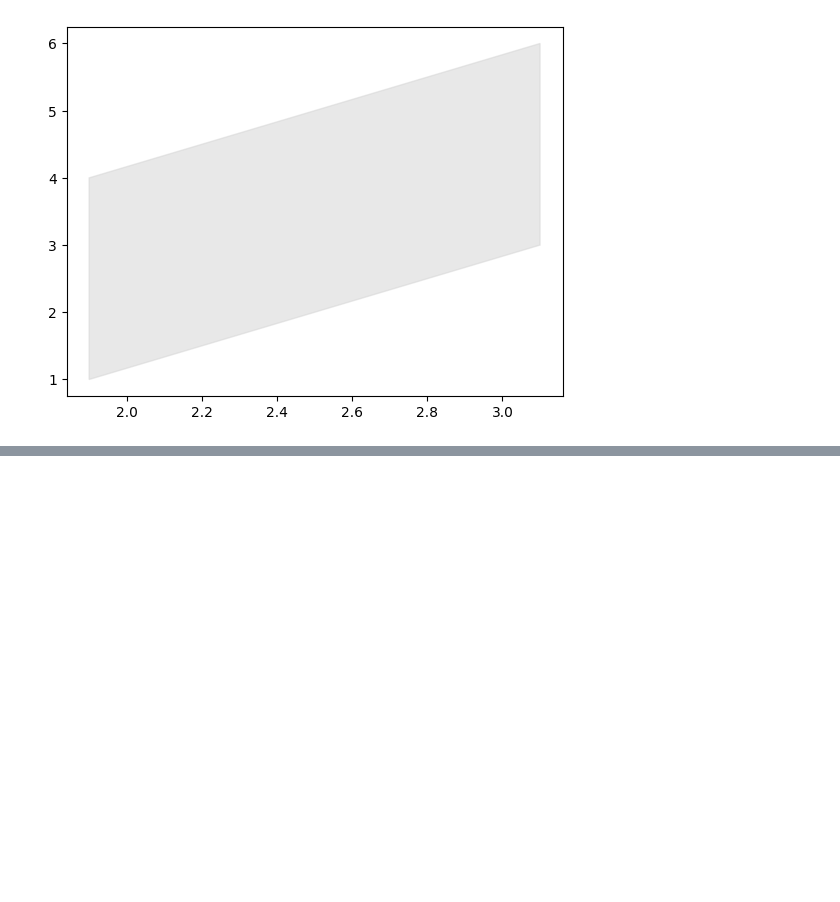
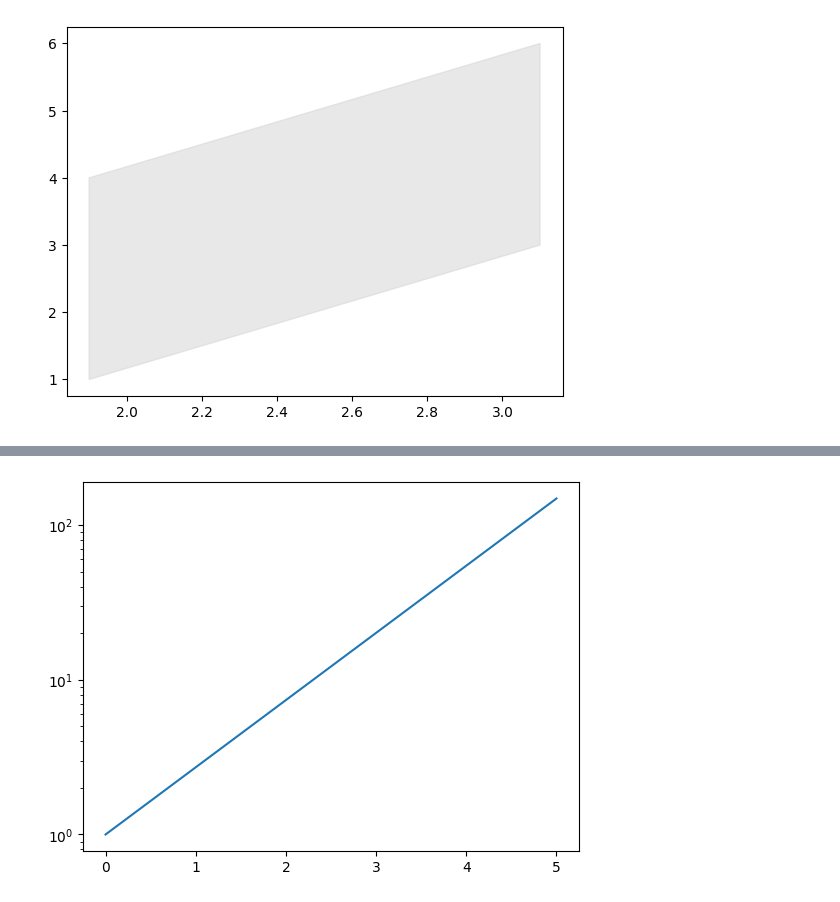
Before and after one commit to 9-coding/DataProcessing, a Jupyter notebook: Matplotlib/04-graph_style.ipynb, the cells around one changed output, grey strips where cells are left out. Drawn from its saved outputs; the diff is of its cells as text; code cells hidden in the pictures; blank space fills up the shorter version.

```diff
--- a/Matplotlib/04-graph_style.ipynb
+++ b/Matplotlib/04-graph_style.ipynb
@@ -70,0 +111,6 @@ plt.show()
+# %%
+plt.plot(x, y)
+plt.yscale('log')
+plt.show()
+# %% [output]
+[figure, added]
```
Also changed, not shown: parts of 9 cells of this notebook.
